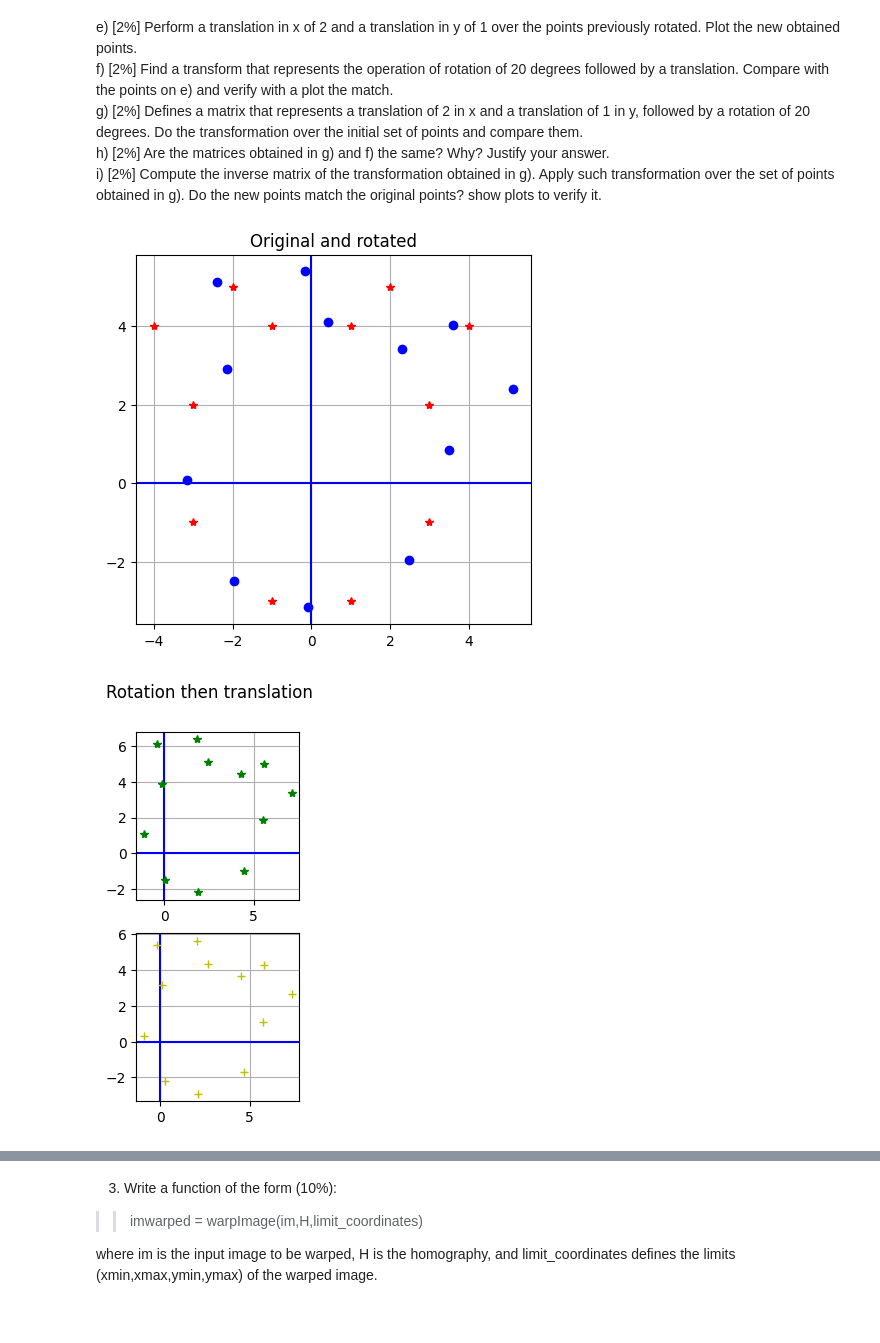
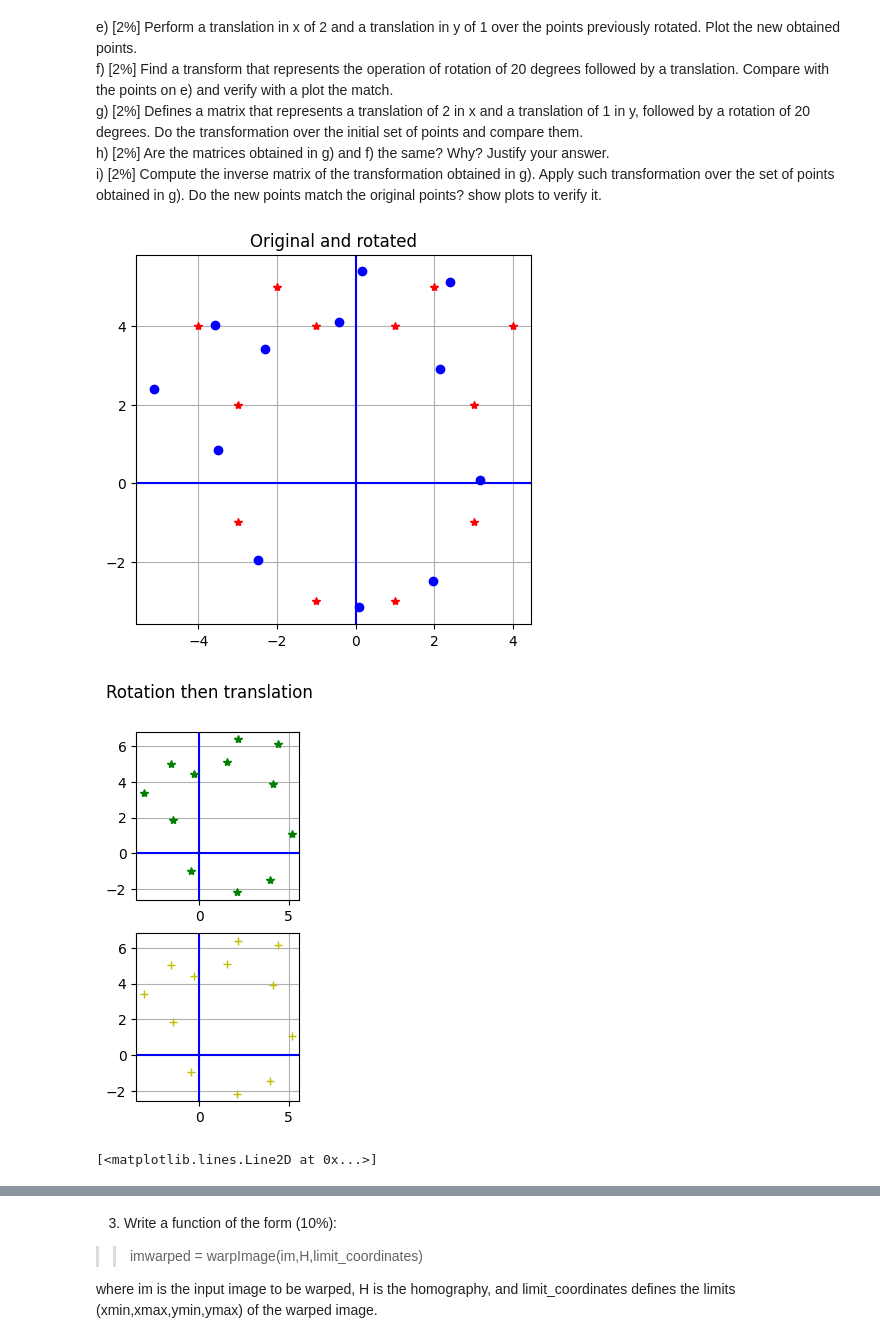
Before and after one commit to an439210/robot-vision, a Jupyter notebook: 5_ImageWarping.ipynb, the cells around one changed output, grey strips where cells are left out. Cells and saved outputs as stored; diff of their text form; code cells hidden in the pictures.

```diff
--- a/5_ImageWarping.ipynb
+++ b/5_ImageWarping.ipynb
@@ -33,7 +33,7 @@ points = np.array([[2,5,1],[4,4,1],[3,2,1],[3,-1,1],[1,-3,1],[-1,-3,1],[-3,-1,1]
 points = points.T
 
 # define your rotation matrix here:
-R= np.array([[np.cos(teta), np.sin(teta), 0],[-np.sin(teta), np.cos(teta), 0],[0,0,1]])
+R= np.array([[np.cos(teta), -np.sin(teta), 0],[np.sin(teta), np.cos(teta), 0],[0,0,1]])
 
 
 # set up your plot
@@ -62,33 +62,68 @@ fig, ax = plt.subplots(2)
 fig.suptitle('Rotation then translation')
 #subplot 1
 ax[0].clear()
 ax[0].grid(True)
 ax[0].axhline(0, color='blue')
 ax[0].axvline(0, color='blue')
 ax[0].set_aspect('equal')
 
 #subplot 2
 ax[1].clear()
 ax[1].grid(True)
 ax[1].axhline(0, color='blue')
 ax[1].axvline(0, color='blue')
 ax[1].set_aspect('equal')
 
 # Compute translation over your rotated points
 tRotPoints = np.matmul(T, rotPoints)
 ax[0].plot(tRotPoints[0,:],tRotPoints[1,:],'g*')
 
 # compute your rotation and translation matrix
-tR = np.matmul(R, T)
+tR = np.matmul(T, R)
 # Transform your points
 tRotPoints3 = np.matmul(tR, points)
 
 #plot points
 ax[1].plot(tRotPoints3[0,:],tRotPoints3[1,:],'y+')
 plt.show()
 
+rT = np.matmul(R, T)
+rotTPoints = np.matmul(rT, points)
+
+fig, ax = plt.subplots(1)
+fig.suptitle('Compare RT vs TR')
+ax.clear()
+ax.grid(True)
+ax.axhline(0, color='blue')
+ax.axvline(0, color='blue')
+ax.set_aspect('equal')
+
+ax.plot(tRotPoints[0,:],tRotPoints[1,:],'bo')
+ax.plot(rotTPoints[0,:],rotTPoints[1,:],'r*')
+
+fig, ax = plt.subplots(2)
+fig.suptitle('Compare original vs inv of rT')
+#subplot 1
+ax[0].clear()
+ax[0].grid(True)
+ax[0].axhline(0, color='blue')
+ax[0].axvline(0, color='blue')
+ax[0].set_aspect('equal')
+
+#subplot 2
+ax[1].clear()
+ax[1].grid(True)
+ax[1].axhline(0, color='blue')
+ax[1].axvline(0, color='blue')
+ax[1].set_aspect('equal')
+
+invRT = np.linalg.inv(rT)
+invPoints = np.matmul(invRT, rotTPoints)
+ax[0].plot(points[0,:],points[1,:],'g*')
+ax[1].plot(invPoints[0,:],invPoints[1,:],'y+')
 
 # complete a) to g)
 # %% [output]
-[figure, old version]
+[figure, new version]
-[figure, old version]
+[figure, new version]
+[<matplotlib.lines.Line2D at 0x...>]
```
Also changed, not shown: parts of 6 cells of this notebook.
